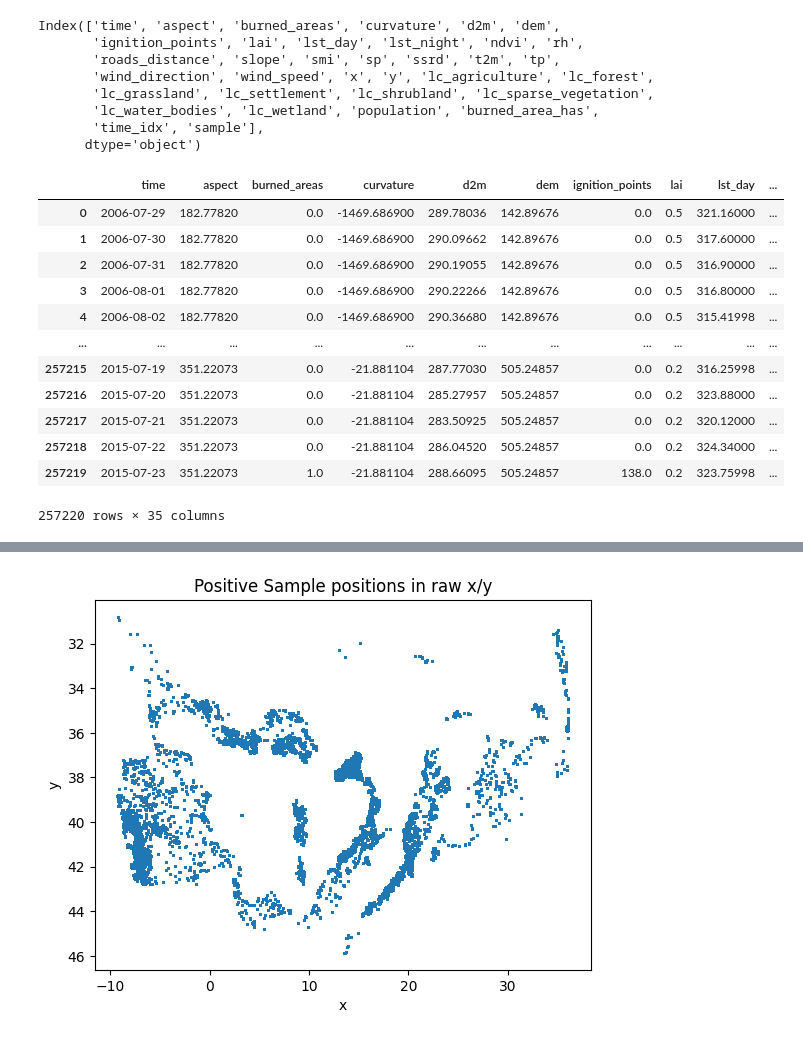
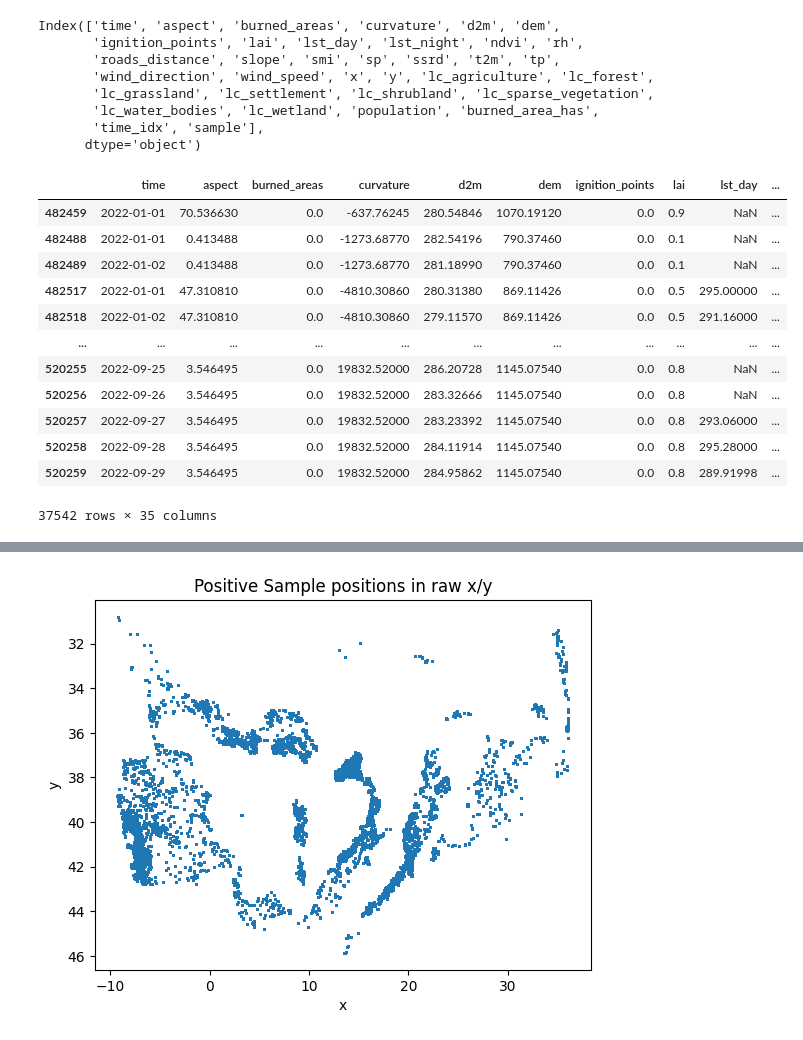
Before and after one commit to paulinebecker2002/mesogeos, a Jupyter notebook: ml_tracks/a_fire_danger/csv_print.ipynb, the cells around one changed output, grey strips where cells are left out. Drawn from its saved outputs; the diff is of its cells as text; code cells hidden in the pictures.

```diff
--- a/ml_tracks/a_fire_danger/csv_print.ipynb
+++ b/ml_tracks/a_fire_danger/csv_print.ipynb
@@ -65,18 +65,18 @@ Index(['time', 'aspect', 'burned_areas', 'curvature', 'd2m', 'dem',
        'time_idx', 'sample'],
       dtype='object')
 # %%
-pos_data
+neg_data[neg_data['time'].str.startswith("2022-")]
 # %% [output]
 |  | time | aspect | burned_areas | curvature | d2m | dem | ignition_points | lai | lst_day | ... |
-| 0 | 2006-07-29 | 182.77820 | 0.0 | -1469.686900 | 289.78036 | 142.89676 | 0.0 | 0.5 | 321.16000 | ... |
-| 1 | 2006-07-30 | 182.77820 | 0.0 | -1469.686900 | 290.09662 | 142.89676 | 0.0 | 0.5 | 317.60000 | ... |
-| 2 | 2006-07-31 | 182.77820 | 0.0 | -1469.686900 | 290.19055 | 142.89676 | 0.0 | 0.5 | 316.90000 | ... |
-| 3 | 2006-08-01 | 182.77820 | 0.0 | -1469.686900 | 290.22266 | 142.89676 | 0.0 | 0.5 | 316.80000 | ... |
-| 4 | 2006-08-02 | 182.77820 | 0.0 | -1469.686900 | 290.36680 | 142.89676 | 0.0 | 0.5 | 315.41998 | ... |
+| 482459 | 2022-01-01 | 70.536630 | 0.0 | -637.76245 | 280.54846 | 1070.19120 | 0.0 | 0.9 | NaN | ... |
+| 482488 | 2022-01-01 | 0.413488 | 0.0 | -1273.68770 | 282.54196 | 790.37460 | 0.0 | 0.1 | NaN | ... |
+| 482489 | 2022-01-02 | 0.413488 | 0.0 | -1273.68770 | 281.18990 | 790.37460 | 0.0 | 0.1 | NaN | ... |
+| 482517 | 2022-01-01 | 47.310810 | 0.0 | -4810.30860 | 280.31380 | 869.11426 | 0.0 | 0.5 | 295.00000 | ... |
+| 482518 | 2022-01-02 | 47.310810 | 0.0 | -4810.30860 | 279.11570 | 869.11426 | 0.0 | 0.5 | 291.16000 | ... |
 | ... | ... | ... | ... | ... | ... | ... | ... | ... | ... | ... |
-| 257215 | 2015-07-19 | 351.22073 | 0.0 | -21.881104 | 287.77030 | 505.24857 | 0.0 | 0.2 | 316.25998 | ... |
-| 257216 | 2015-07-20 | 351.22073 | 0.0 | -21.881104 | 285.27957 | 505.24857 | 0.0 | 0.2 | 323.88000 | ... |
-| 257217 | 2015-07-21 | 351.22073 | 0.0 | -21.881104 | 283.50925 | 505.24857 | 0.0 | 0.2 | 320.12000 | ... |
-| 257218 | 2015-07-22 | 351.22073 | 0.0 | -21.881104 | 286.04520 | 505.24857 | 0.0 | 0.2 | 324.34000 | ... |
-| 257219 | 2015-07-23 | 351.22073 | 1.0 | -21.881104 | 288.66095 | 505.24857 | 138.0 | 0.2 | 323.75998 | ... |
+| 520255 | 2022-09-25 | 3.546495 | 0.0 | 19832.52000 | 286.20728 | 1145.07540 | 0.0 | 0.8 | NaN | ... |
+| 520256 | 2022-09-26 | 3.546495 | 0.0 | 19832.52000 | 283.32666 | 1145.07540 | 0.0 | 0.8 | NaN | ... |
+| 520257 | 2022-09-27 | 3.546495 | 0.0 | 19832.52000 | 283.23392 | 1145.07540 | 0.0 | 0.8 | 293.06000 | ... |
+| 520258 | 2022-09-28 | 3.546495 | 0.0 | 19832.52000 | 284.11914 | 1145.07540 | 0.0 | 0.8 | 295.28000 | ... |
+| 520259 | 2022-09-29 | 3.546495 | 0.0 | 19832.52000 | 284.95862 | 1145.07540 | 0.0 | 0.8 | 289.91998 | ... |
-257220 rows × 35 columns
+37542 rows × 35 columns
```
Also changed, not shown: parts of 1 cell of this notebook, 34 other files.
